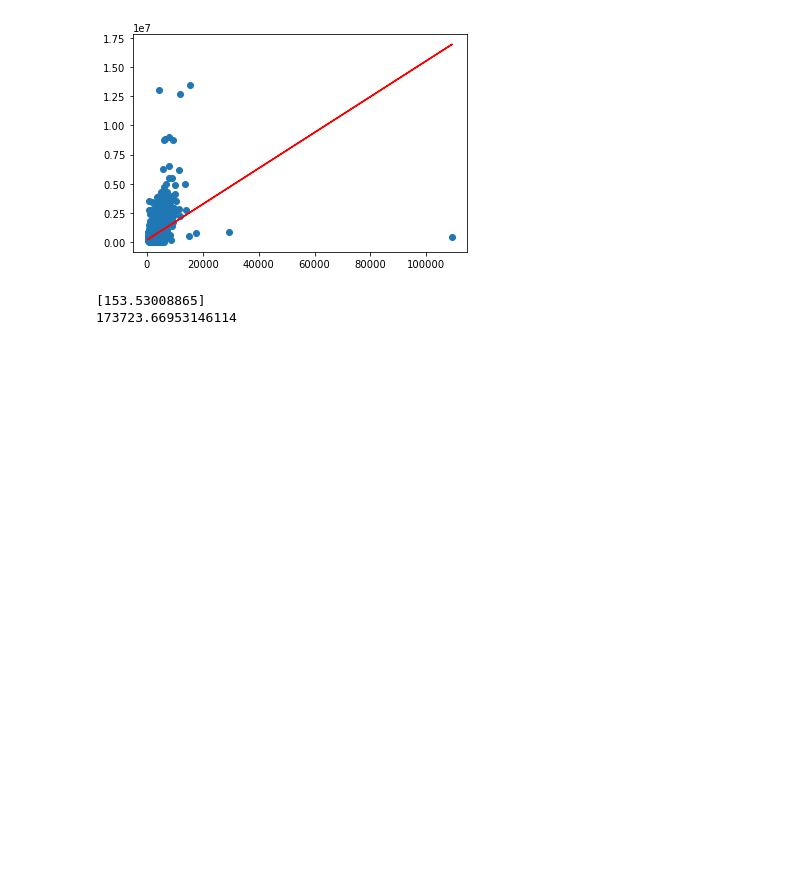
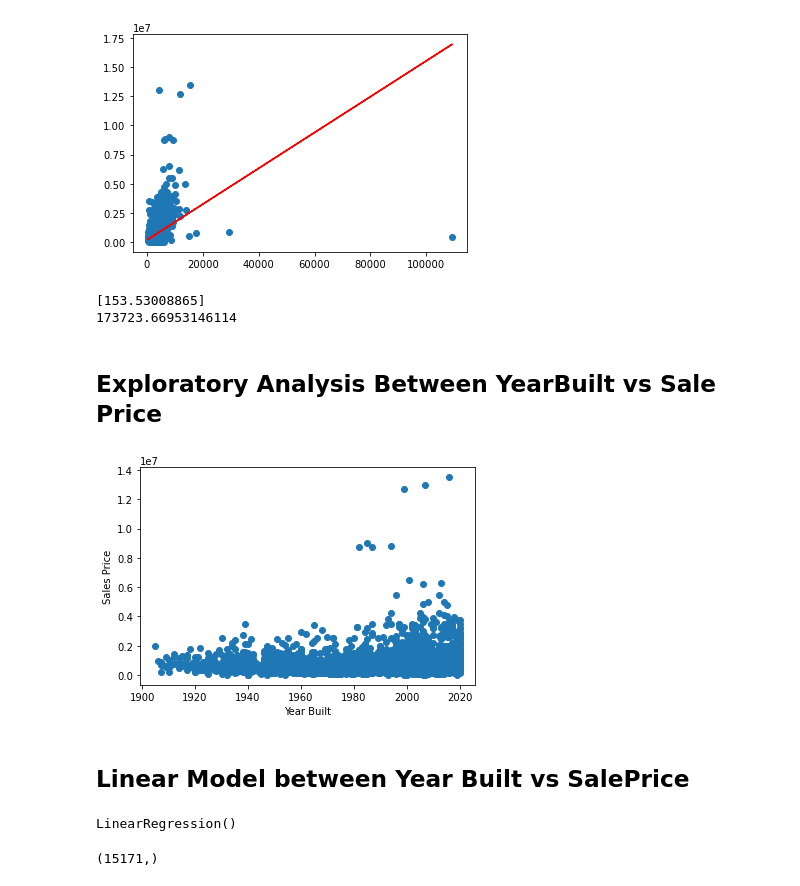
Before and after one commit to LaharikaSCU/Austin_Project, a Jupyter notebook: housing_market_prediction.ipynb, the cells around one changed output. Saved outputs shown, nothing was run; the diff lists cells and outputs as text; code cells hidden in the pictures; blank space fills up the shorter version.

Commit message:
EDA and Linear Model between Year Built vs Sale Price

```diff
--- a/housing_market_prediction.ipynb
+++ b/housing_market_prediction.ipynb
@@ -180,3 +182,14 @@ print(model.intercept_)
 # %% [output]
 [153.53008865]
 173723.66953146114
+# %% [markdown]
+## Exploratory Analysis Between YearBuilt vs Sale Price
+# %%
+plt.scatter(housing_df.yearBuilt,housing_df.latestPrice)
+plt.xlabel('Year Built')
+plt.ylabel('Sales Price')
+plt.show()
+# %% [output]
+[figure, added]
+# %% [markdown]
+## Linear Model  between Year Built vs SalePrice
@@ -182,0 +198,11 @@ print(model.intercept_)
+# %%
+y = housing_df.latestPrice
+model = LinearRegression() # model instantiated
+model.fit(X,y)
+# %% [output]
+LinearRegression()
+# %%
+y_pred = model.predict(X)
+print(y_pred.shape)
+# %% [output]
+(15171,)
```
Also changed, not shown: parts of 4 cells of this notebook.
